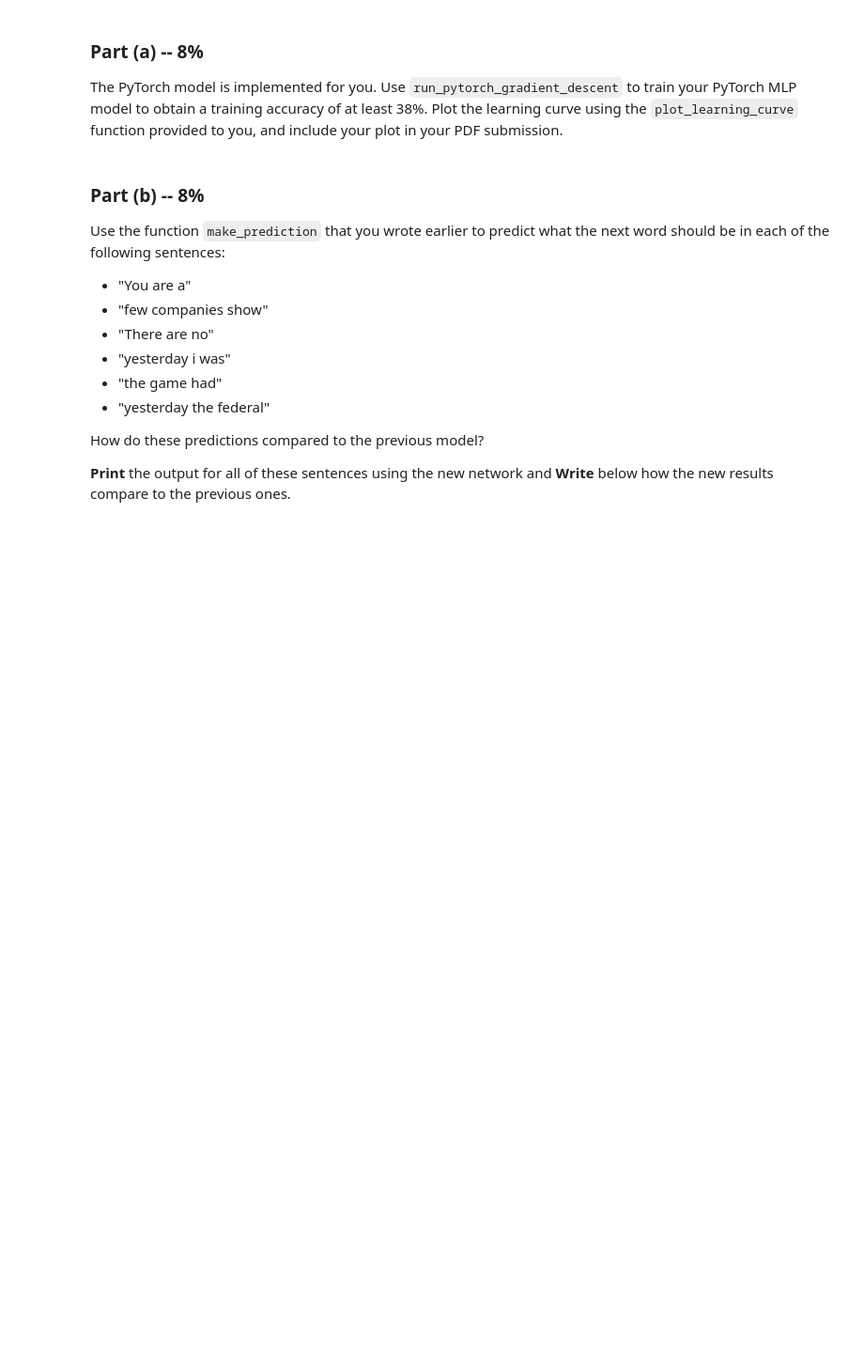
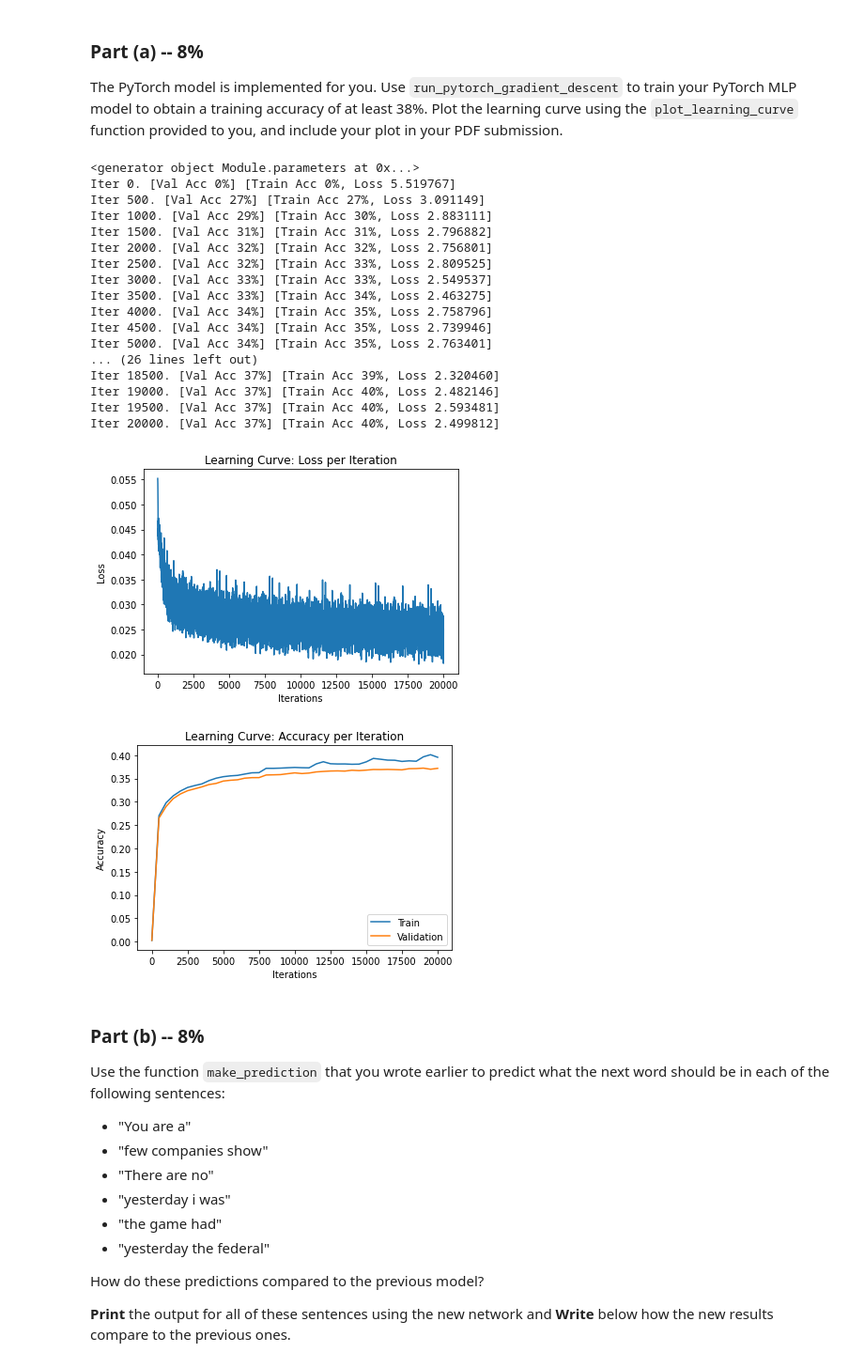
Before and after one commit to shaniklein/Introduction-to-Deep-Learning, a Jupyter notebook: Assignment2.ipynb, the cells around one changed output. Shown at 94% size. Cells and saved outputs as stored; diff of their text form; code cells hidden in the pictures; blank space fills up the shorter version.

```diff
--- a/Assignment2.ipynb
+++ b/Assignment2.ipynb
@@ -606,25 +606,44 @@ to you, and include your plot in your PDF submission.
 # %%
 class PyTorchWordEmb(nn.Module):
     def __init__(self, emb_size=100, num_hidden=300, vocab_size=250):
         super(PyTorchWordEmb, self).__init__()
         self.word_emb_layer = nn.Linear(vocab_size, emb_size, bias=False)
         self.fc_layer1 = nn.Linear(emb_size * 3, num_hidden)
         self.fc_layer2 = nn.Linear(num_hidden, 250)
         self.num_hidden = num_hidden
         self.emb_size = emb_size
     def forward(self, inp):
         embeddings = torch.relu(self.word_emb_layer(inp))
         embeddings = embeddings.reshape([-1, self.emb_size * 3])
         hidden = torch.relu(self.fc_layer1(embeddings))
         return self.fc_layer2(hidden)
 
-# pytorch_wordemb= PyTorchWordEmb()
+pytorch_wordemb= PyTorchWordEmb()
 
-# result = run_pytorch_gradient_descent(pytorch_wordemb,
-#                                       max_iters=20000,
-#                                       ...)
+result = run_pytorch_gradient_descent(pytorch_wordemb,
+                                      max_iters=20000)
 
-# plot_learning_curve(*result)
+plot_learning_curve(*result)
+# %% [output]
+<generator object Module.parameters at 0x...>
+Iter 0. [Val Acc 0%] [Train Acc 0%, Loss 5.519767]
+Iter 500. [Val Acc 27%] [Train Acc 27%, Loss 3.091149]
+Iter 1000. [Val Acc 29%] [Train Acc 30%, Loss 2.883111]
+Iter 1500. [Val Acc 31%] [Train Acc 31%, Loss 2.796882]
+Iter 2000. [Val Acc 32%] [Train Acc 32%, Loss 2.756801]
+Iter 2500. [Val Acc 32%] [Train Acc 33%, Loss 2.809525]
+Iter 3000. [Val Acc 33%] [Train Acc 33%, Loss 2.549537]
+Iter 3500. [Val Acc 33%] [Train Acc 34%, Loss 2.463275]
+Iter 4000. [Val Acc 34%] [Train Acc 35%, Loss 2.758796]
+Iter 4500. [Val Acc 34%] [Train Acc 35%, Loss 2.739946]
+Iter 5000. [Val Acc 34%] [Train Acc 35%, Loss 2.763401]
+... (26 lines left out)
+Iter 18500. [Val Acc 37%] [Train Acc 39%, Loss 2.320460]
+Iter 19000. [Val Acc 37%] [Train Acc 40%, Loss 2.482146]
+Iter 19500. [Val Acc 37%] [Train Acc 40%, Loss 2.593481]
+Iter 20000. [Val Acc 37%] [Train Acc 40%, Loss 2.499812]
+[figure, added]
+[figure, added]
 # %% [markdown]
 ### Part (b) -- 8%
 
```
Also changed, not shown: parts of 8 cells of this notebook.
